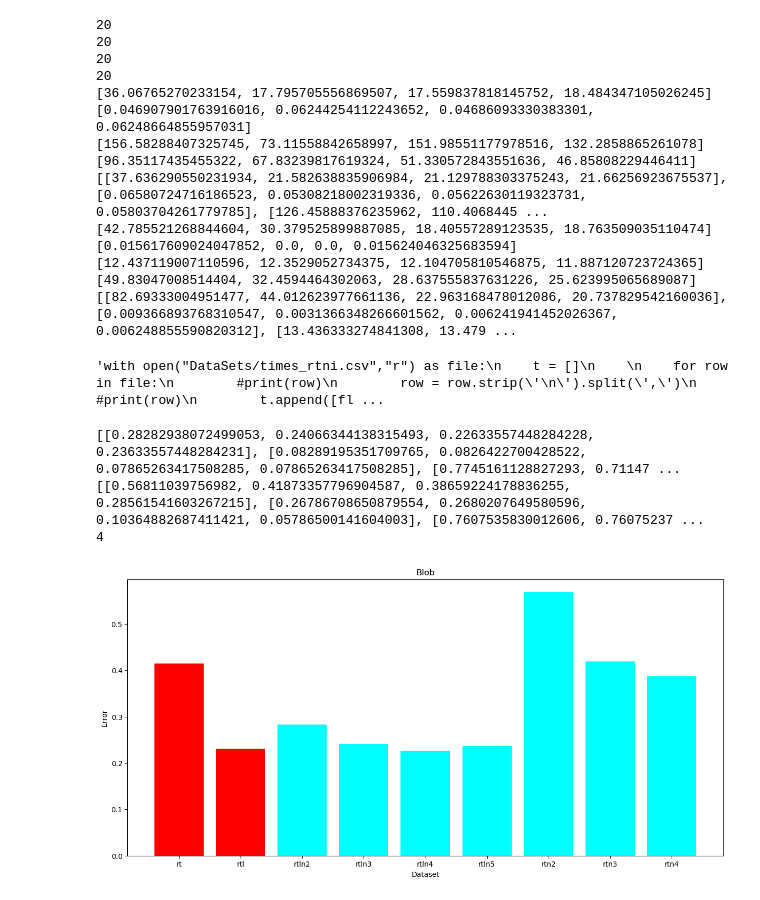
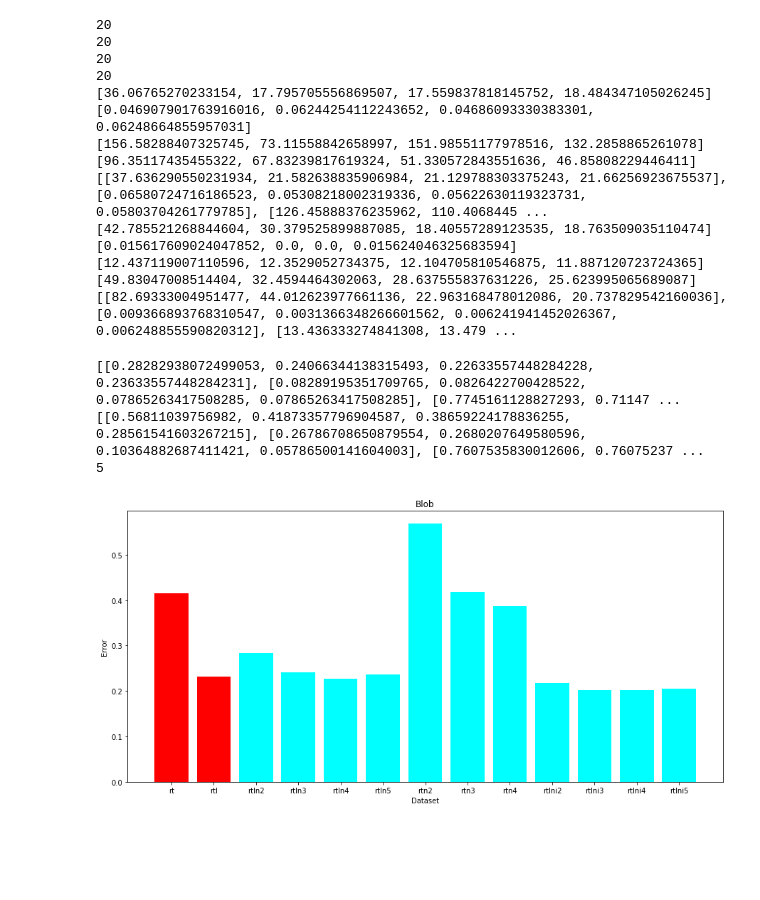
Before and after one commit to banpeter/NBRT, a Jupyter notebook: results.ipynb, the cells around one changed output. Drawn from its saved outputs; the diff is of its cells as text; code cells hidden in the pictures; blank space fills up the shorter version.

```diff
--- a/results.ipynb
+++ b/results.ipynb
@@ -84,7 +84,7 @@ with open("DataSets/times_rtn.csv","r") as file:
 
 
 
-'''with open("DataSets/times_rtni.csv","r") as file:
+with open("DataSets/times_rtni.csv","r") as file:
     t = []
 
     for row in file:
@@ -93,7 +93,7 @@ with open("DataSets/times_rtn.csv","r") as file:
         #print(row)
         t.append([float(x) for x in row ])
 
-    times.append(t)'''
+    times.append(t)
 # %% [output]
 20
 20
@@ -109,7 +109,6 @@ with open("DataSets/times_rtn.csv","r") as file:
 [12.437119007110596, 12.3529052734375, 12.104705810546875, 11.887120723724365]
 [49.83047008514404, 32.4594464302063, 28.637555837631226, 25.623995065689087]
 [[82.69333004951477, 44.012623977661136, 22.963168478012086, 20.737829542160036], [0.009366893768310547, 0.0031366348266601562, 0.006241941452026367, 0.006248855590820312], [13.436333274841308, 13.479 ...
-'with open("DataSets/times_rtni.csv","r") as file:\n    t = []\n    \n    for row in file:\n        #print(row)\n        row = row.strip(\'\n\').split(\',\')\n        #print(row)\n        t.append([fl ...
 # %%
 #Sum of difference between the test and predicted data
 diff = []
@@ -175,42 +174,41 @@ with open("DataSets/difference_rtn.csv","r") as file:
 
 
 
-'''with open("DataSets/difference_rtni.csv","r") as file:
+with open("DataSets/difference_rtni.csv","r") as file:
     d = []
     for row in file:
         row = row.strip('\n').split(',')
         #print(row)
         d.append([float(x) for x in row ])
-    diff.append(d)'''
+    diff.append(d)
 print(len(diff))
 # %% [output]
 [[0.28282938072499053, 0.24066344138315493, 0.22633557448284228, 0.23633557448284231], [0.08289195351709765, 0.0826422700428522, 0.07865263417508285, 0.07865263417508285], [0.7745161128827293, 0.71147 ...
 [[0.56811039756982, 0.41873357796904587, 0.38659224178836255, 0.28561541603267215], [0.26786708650879554, 0.2680207649580596, 0.10364882687411421, 0.05786500141604003], [0.7607535830012606, 0.76075237 ...
-4
+5
 # %%
 plt.rcParams["figure.figsize"] = (15,7)
 
 data = [diff[0][0],diff[1][0]]
 
 
 for i in diff[2:]:
     for j in i[0]:
         data.append(j)
 
 #color=['black', 'red', 'green', 'blue', 'cyan','black', 'red', 'green', 'blue', 'cyan','blue', 'cyan','blue', 'cyan']
 #print(house_data)
-#plt.bar(["rt","rtl","rtln2","rtln3","rtln4","rtln5","rtn2","rtn3","rtn4","rtn4","rtlni2","rtlni3","rtlni4","rtlni5"],data,color=['red', 'red', 'cyan', 'cyan', 'cyan','cyan', 'cyan', 'cyan', 'cyan', 'cyan','cyan', 'cyan','cyan','cyan'])
-plt.bar(["rt","rtl","rtln2","rtln3","rtln4","rtln5","rtn2","rtn3","rtn4","rtn4"],data,color=['red', 'red', 'cyan', 'cyan', 'cyan','cyan', 'cyan', 'cyan', 'cyan', 'cyan'])
-plt.savefig('D:\egyetem\I.kutatás\clob_error.png')
+plt.bar(["rt","rtl","rtln2","rtln3","rtln4","rtln5","rtn2","rtn3","rtn4","rtn4","rtlni2","rtlni3","rtlni4","rtlni5"],data,color=['red', 'red', 'cyan', 'cyan', 'cyan','cyan', 'cyan', 'cyan', 'cyan', 'cyan','cyan', 'cyan','cyan','cyan'])
+plt.savefig('D:\egyetem\TDK\clob_error.png')
 #plt.legend(["Testing data" , "Predicted value"])
 
 plt.xlabel("Dataset")
 plt.ylabel("Error")
 plt.title("Blob")
 
 plt.show()
 # %% [output]
-[figure, old version]
+[figure, new version]
 # %%
 plt.rcParams["figure.figsize"] = (15,7)
 
```
Also changed, not shown: parts of 7 cells of this notebook, 54 other files.
